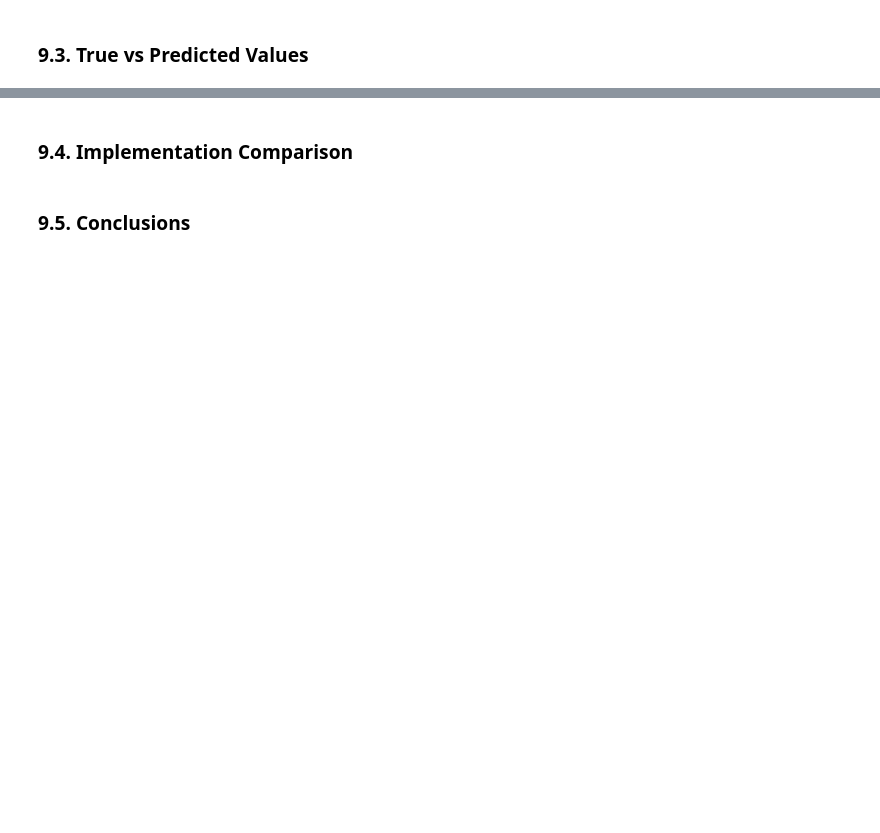
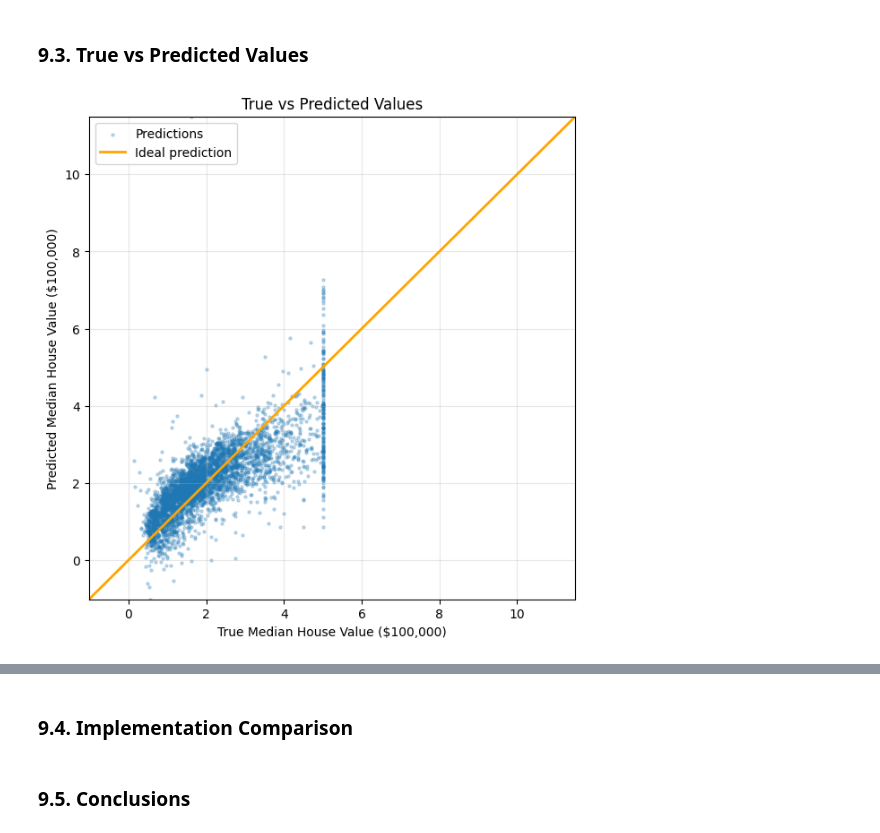
Before and after one commit to Tpoc311/applied-ai-workbench, a Jupyter notebook: ml_fundamentals/linear_models/linear_regression/linear_regression.ipynb, the cells around one changed output, grey strips where cells are left out. Drawn from its saved outputs; the diff is of its cells as text; code cells hidden in the pictures; blank space fills up the shorter version.

Commit message:
linear_regression. Refactor

```diff
--- a/ml_fundamentals/linear_models/linear_regression/linear_regression.ipynb
+++ b/ml_fundamentals/linear_models/linear_regression/linear_regression.ipynb
@@ -649,7 +649,8 @@ The next implementation will calculate these parameters directly with NumPy.
 # %%
 from implementations.normal_equation import NormalEquationRegression
 
-ne_regression = NormalEquationRegression()
+ne_regression = NormalEquationRegression(in_features=len(feature_names))
+ne_regression.fit(x_train, y_train)
 ne_regression.fit(x_train_scaled, y_train)
 # %% [output]
 array([[ 0.85438303],
@@ -745,2 +816,30 @@ Overall, the agreement between the implementations confirms that they represent
 # %% [markdown]
 ### 9.3. True vs Predicted Values
+# %%
+min_value = min(y_test.min(), ne_y_pred.min())
+max_value = max(y_test.max(), ne_y_pred.max())
+
+plt.figure(figsize=(7, 7))
+
+plt.scatter(y_test, ne_y_pred, s=5, alpha=0.25, label="Predictions")
+
+plt.plot(
+    [min_value, max_value],
+    [min_value, max_value],
+    color="orange",
+    linewidth=2,
+    label="Ideal prediction",
+)
+
+plt.xlim(min_value, max_value)
+plt.ylim(min_value, max_value)
+
+plt.xlabel("True Median House Value ($100,000)")
+plt.ylabel("Predicted Median House Value ($100,000)")
+plt.title("True vs Predicted Values")
+
+plt.grid(alpha=0.3)
+plt.legend()
+plt.show()
+# %% [output]
+[figure, added]
```
Also changed, not shown: parts of 10 cells of this notebook, 4 other files.
